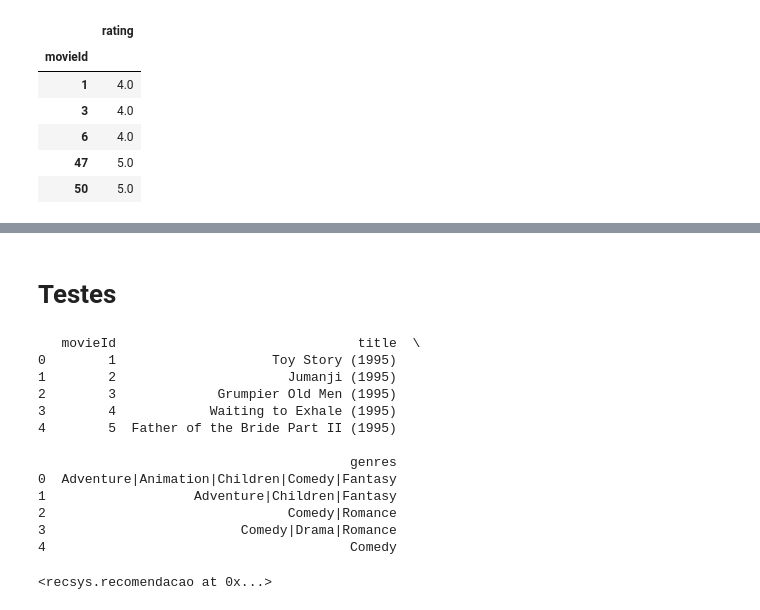
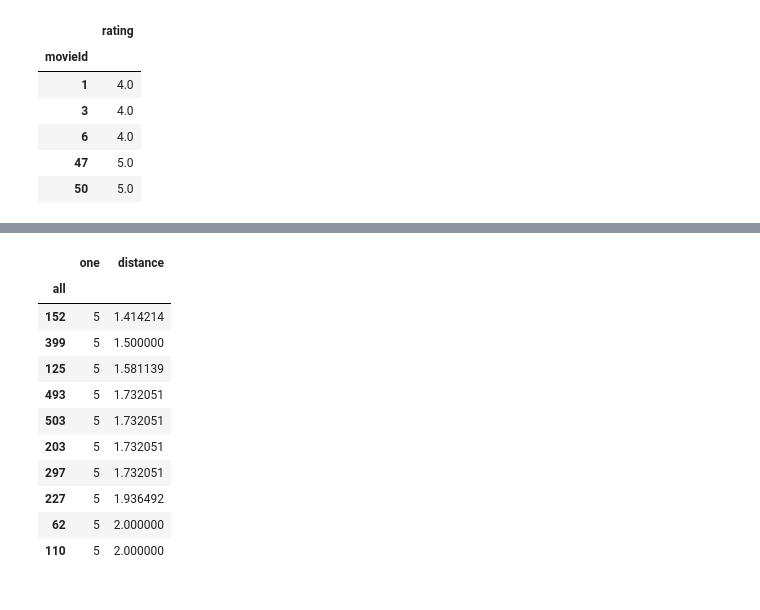
Before and after one commit to lucas-placido/Deploy-with-Docker, a Jupyter notebook: simple_RecSys.ipynb, the cells around one changed output, grey strips where cells are left out. Cells and saved outputs as stored; diff of their text form; code cells hidden in the pictures.

```diff
--- a/simple_RecSys.ipynb
+++ b/simple_RecSys.ipynb
@@ -383,2 +372,0 @@ recomendation(1).head()
-# %% [markdown]
-# Testes
@@ -391,17 +373,16 @@ rating_path = "./data/ratings.csv"
-# %%
-recomendacao(movie_path, rating_path)
-# %% [output]
-   movieId                               title  \
-0        1                    Toy Story (1995)
-1        2                      Jumanji (1995)
-2        3             Grumpier Old Men (1995)
-3        4            Waiting to Exhale (1995)
-4        5  Father of the Bride Part II (1995)
-
-                                        genres
-0  Adventure|Animation|Children|Comedy|Fantasy
-1                   Adventure|Children|Fantasy
-2                               Comedy|Romance
-3                         Comedy|Drama|Romance
-4                                       Comedy
-<recsys.recomendacao at 0x...>
+# %%
+# Esses são os usuários mais parecidos com o usuário 5
+closer(5, k_closest=10)
+# %% [output]
+|  | one | distance |
+| all |  |  |
+| 152 | 5 | 1.414214 |
+| 399 | 5 | 1.500000 |
+| 125 | 5 | 1.581139 |
+| 493 | 5 | 1.732051 |
+| 503 | 5 | 1.732051 |
+| 203 | 5 | 1.732051 |
+| 297 | 5 | 1.732051 |
+| 227 | 5 | 1.936492 |
+| 62 | 5 | 2.000000 |
+| 110 | 5 | 2.000000 |
```
Also changed, not shown: parts of 42 cells of this notebook.
